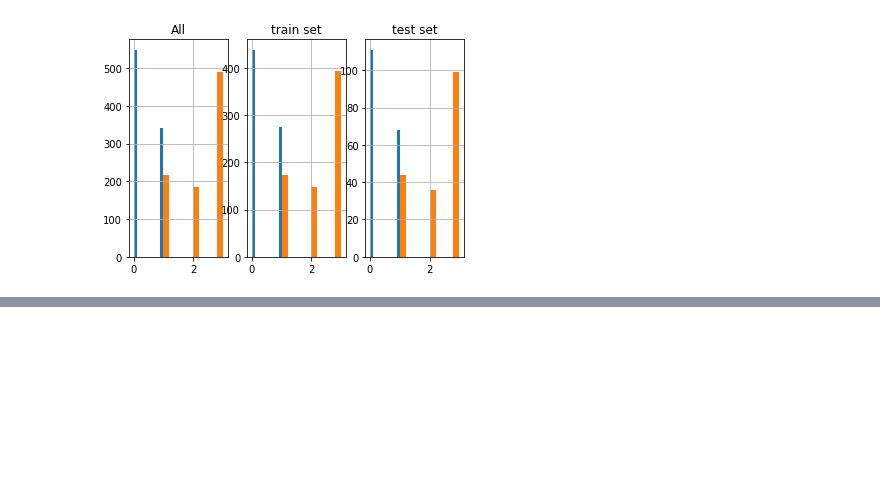
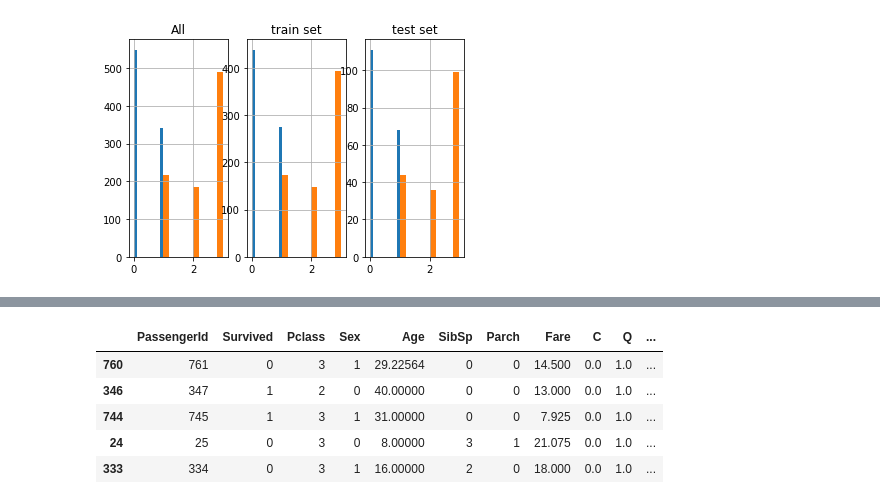
Before and after one commit to Nathnael12/Kaggle-Titanic_Survivors_prediction, a Jupyter notebook: notebooks/survivors.ipynb, the cells around one changed output, grey strips where cells are left out. Cells and saved outputs as stored; diff of their text form; code cells hidden in the pictures; blank space fills up the shorter version.

Commit message:
clean and transform data, apply pipeline, drop unwanted columns, represent sex as 1 & 0 , apply onehotencodder

```diff
--- a/notebooks/survivors.ipynb
+++ b/notebooks/survivors.ipynb
@@ -67,0 +131,42 @@ plt.show()
+# %%
+from sklearn.preprocessing import OneHotEncoder
+
+class Feature_Encodder():
+    def fit(self,df:pd.DataFrame,y=None):
+        return self
+    def transform(self,df:pd.DataFrame):
+        encoder = OneHotEncoder()
+        ary=encoder.fit_transform(df[["Embarked"]]).toarray()
+
+        new_column_names=sorted(["C","S","Q","N"])
+        for i in range(len(ary.T)):
+            df[new_column_names[i]]=ary.T[i]
+
+        df=self.assign_sex(df)
+        return df
+    def assign_sex(self,df:pd.DataFrame):
+        df["Sex"]=[1 if sex == "male" else 0 for sex in df["Sex"]]
+        return df
+# %%
+class Feature_Dropper(BaseEstimator,TransformerMixin):
+    def fit(self,df:pd.DataFrame,y=None):
+        return self
+    def transform(self,df:pd.DataFrame):
+        return df.drop(["Embarked","Name","Ticket","Cabin","N"],axis=1,errors="ignore")
+# %%
+# form a pipeline
+from sklearn.pipeline import Pipeline
+
+pipline = Pipeline([("impute_age", Age_Imputer()),
+                   ("feature_encodder", Feature_Encodder()),
+                   ("feature_dropper", Feature_Dropper())])
+strat_train_set = pipline.fit_transform(strat_train_set)
+# %%
+strat_train_set.head()
+# %% [output]
+|  | PassengerId | Survived | Pclass | Sex | Age | SibSp | Parch | Fare | C | Q | ... |
+| 760 | 761 | 0 | 3 | 1 | 29.22564 | 0 | 0 | 14.500 | 0.0 | 1.0 | ... |
+| 346 | 347 | 1 | 2 | 0 | 40.00000 | 0 | 0 | 13.000 | 0.0 | 1.0 | ... |
+| 744 | 745 | 1 | 3 | 1 | 31.00000 | 0 | 0 | 7.925 | 0.0 | 1.0 | ... |
+| 24 | 25 | 0 | 3 | 0 | 8.00000 | 3 | 1 | 21.075 | 0.0 | 1.0 | ... |
+| 333 | 334 | 0 | 3 | 1 | 16.00000 | 2 | 0 | 18.000 | 0.0 | 1.0 | ... |
```
Also changed, not shown: parts of 4 cells of this notebook.
